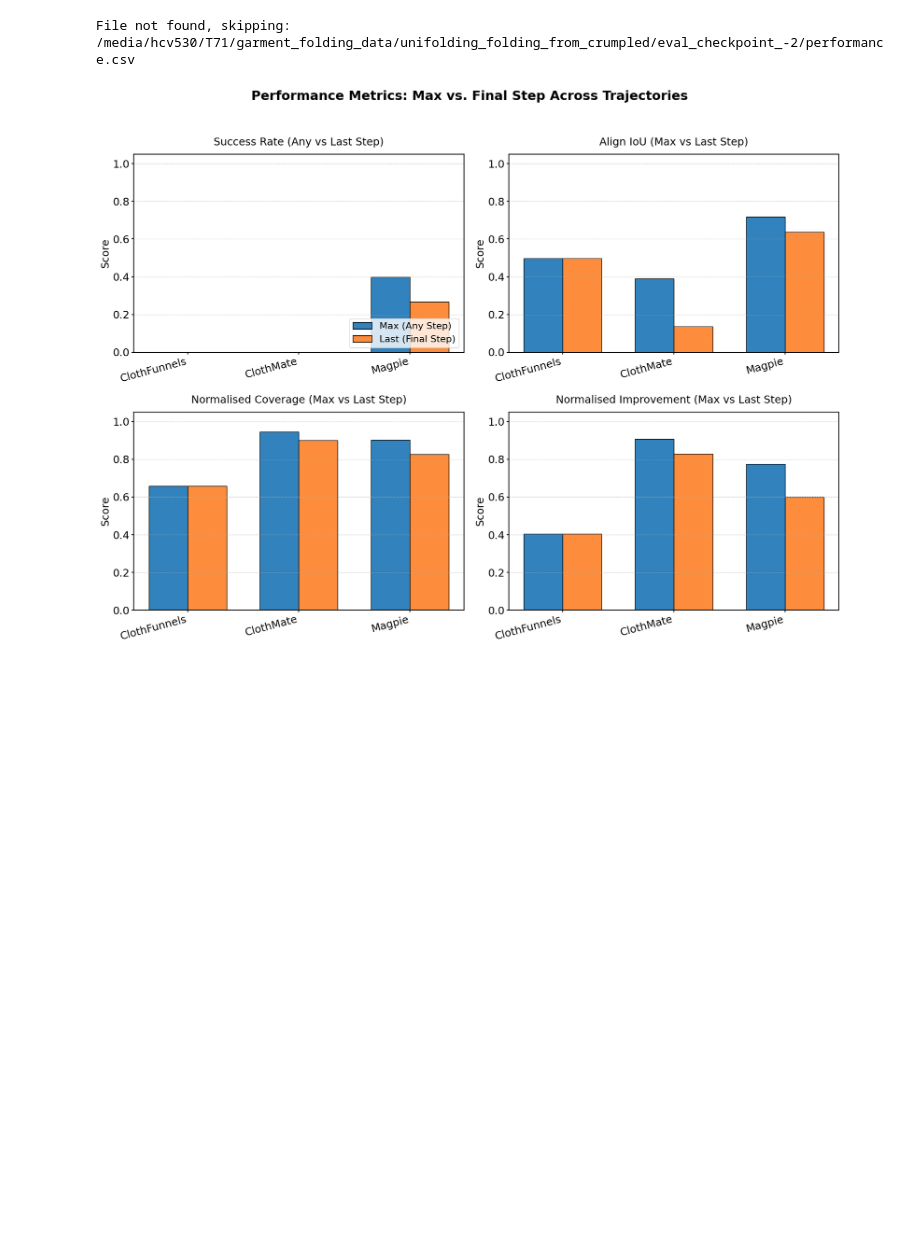
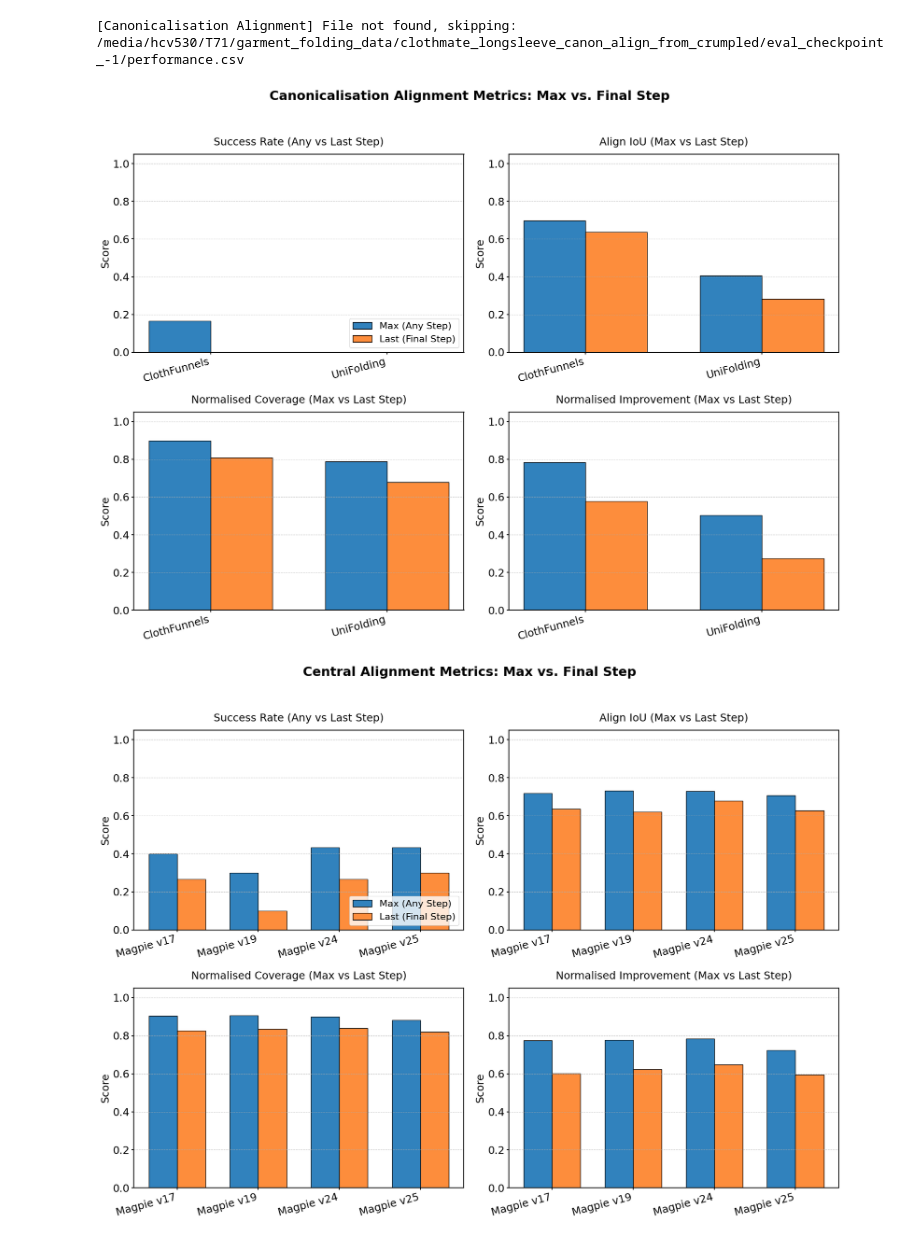
Before and after one commit to halid1020/bimanual_garment_folding, a Jupyter notebook: analysis/magpie/alignment_sim.ipynb, the cells around one changed output. Saved outputs shown, nothing was run; the diff lists cells and outputs as text; code cells hidden in the pictures; blank space fills up the shorter version.

```diff
--- a/analysis/magpie/alignment_sim.ipynb
+++ b/analysis/magpie/alignment_sim.ipynb
@@ -188,37 +188,38 @@ def process_and_plot_task(data_dir, experiments, task_title):
 
         if i == 0:
             ax.legend(loc='lower right')
 
     plt.tight_layout(rect=[0, 0, 1, 0.93])
     plt.show()
 
 
 # --- 4. Main Execution ---
 
 data_dir = "/media/hcv530/T71/garment_folding_data"
 
 # Task 1: Canonicalisation Alignment
 canon_experiments = [
     {"name": "cloth_funnel_longsleeve_canon_align_from_crumpled", "label": "ClothFunnels", "check": "eval_checkpoint_-1"},
     {"name": "clothmate_longsleeve_canon_align_from_crumpled", "label": "ClothMate", "check": "eval_checkpoint_True"},
-    {"name": "unifolding_canon_align_from_crumpled", "label": "UniFolding", "check": "eval_checkpoint_-2"},
+    {"name": "unifolding_canon_align_from_crumpled", "label": "UniFolding", "check": "eval_checkpoint_old"},
     # You can add Magpie for canon here if you have it
 ]
 
 # Task 2: Central Alignment
 # (Update the dummy paths for ClothFunnels, ClothMate, and UniFolding below to match your actual central alignment foldernames)
 central_experiments = [
-    {"name": "cloth_funnel_ctr_align_longsleeve", "label": "ClothFunnels", "check": "eval_checkpoint_-1"},
-    {"name": "clothmate_ctr_align_longsleeve", "label": "ClothMate", "check": "eval_checkpoint_True"},
-    {"name": "unifolding_ctr_align_longsleeve", "label": "UniFolding", "check": "eval_checkpoint_-2"},
-    {"name": "magpie_ctr_align_longsleeve_p4_v17", "label": "Magpie", "check": "eval_checkpoint_100000"},
+    {"name": "magpie_ctr_align_longsleeve_p4_v17", "label": "Magpie v17", "check": "eval_checkpoint_100000"},
+    {"name": "magpie_ctr_align_longsleeve_p4_v19", "label": "Magpie v19", "check": "eval_checkpoint_100000"},
+    {"name": "magpie_ctr_align_longsleeve_p4_v24", "label": "Magpie v24", "check": "eval_checkpoint_100000"},
+    {"name": "magpie_ctr_align_longsleeve_p4_v25", "label": "Magpie v25", "check": "eval_checkpoint_100000"},
 ]
 
 # Generate plot for Canonicalisation Task
 process_and_plot_task(data_dir, canon_experiments, task_title="Canonicalisation Alignment")
 
 # Generate plot for Central Alignment Task
 process_and_plot_task(data_dir, central_experiments, task_title="Central Alignment")
 # %% [output]
-File not found, skipping: /media/hcv530/T71/garment_folding_data/unifolding_folding_from_crumpled/eval_checkpoint_-2/performance.csv
+[Canonicalisation Alignment] File not found, skipping: /media/hcv530/T71/garment_folding_data/clothmate_longsleeve_canon_align_from_crumpled/eval_checkpoint_-1/performance.csv
-[figure, old version]
+[figure, new version]
+[figure, added]
```
Also changed, not shown: 6 other files.
